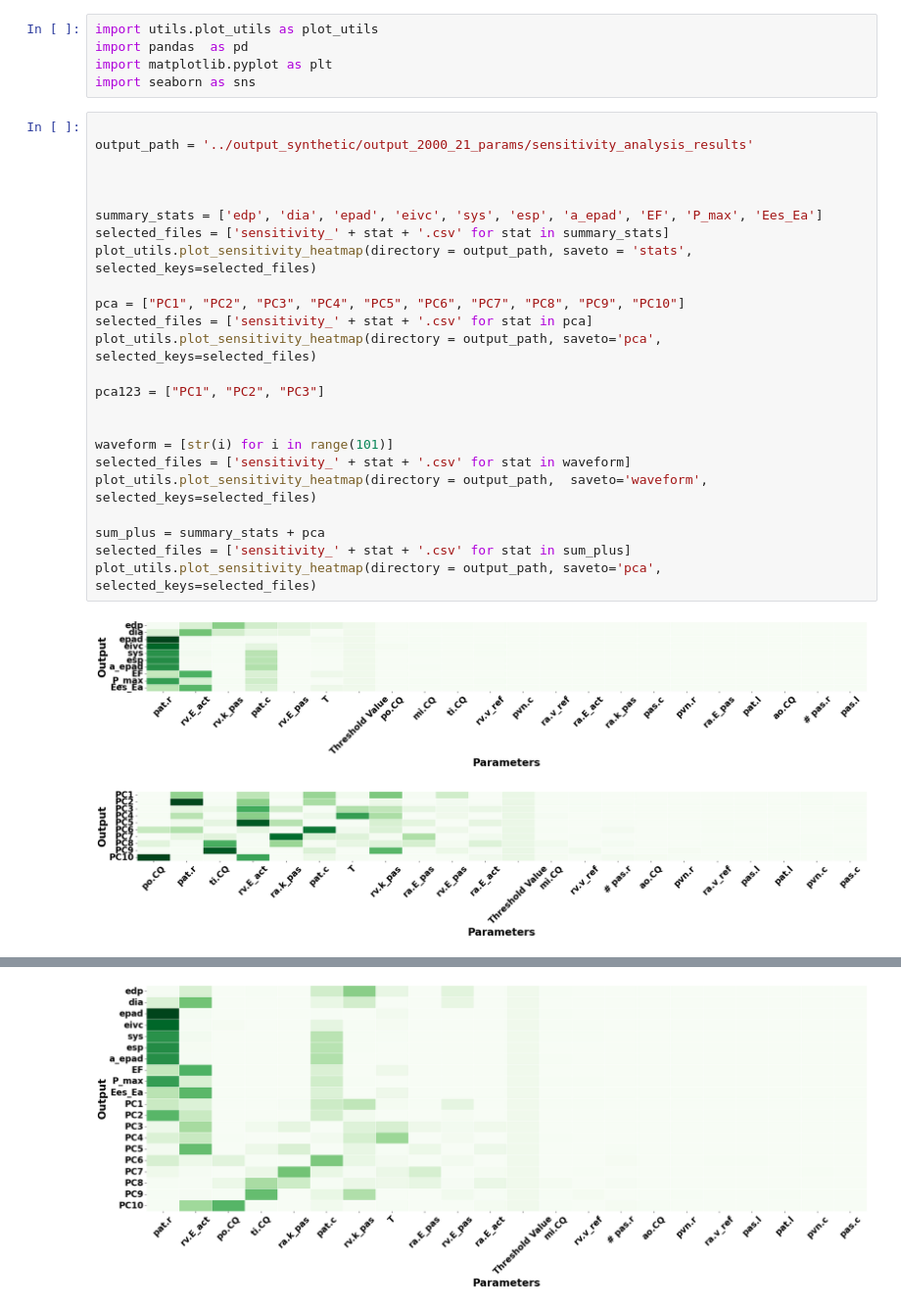
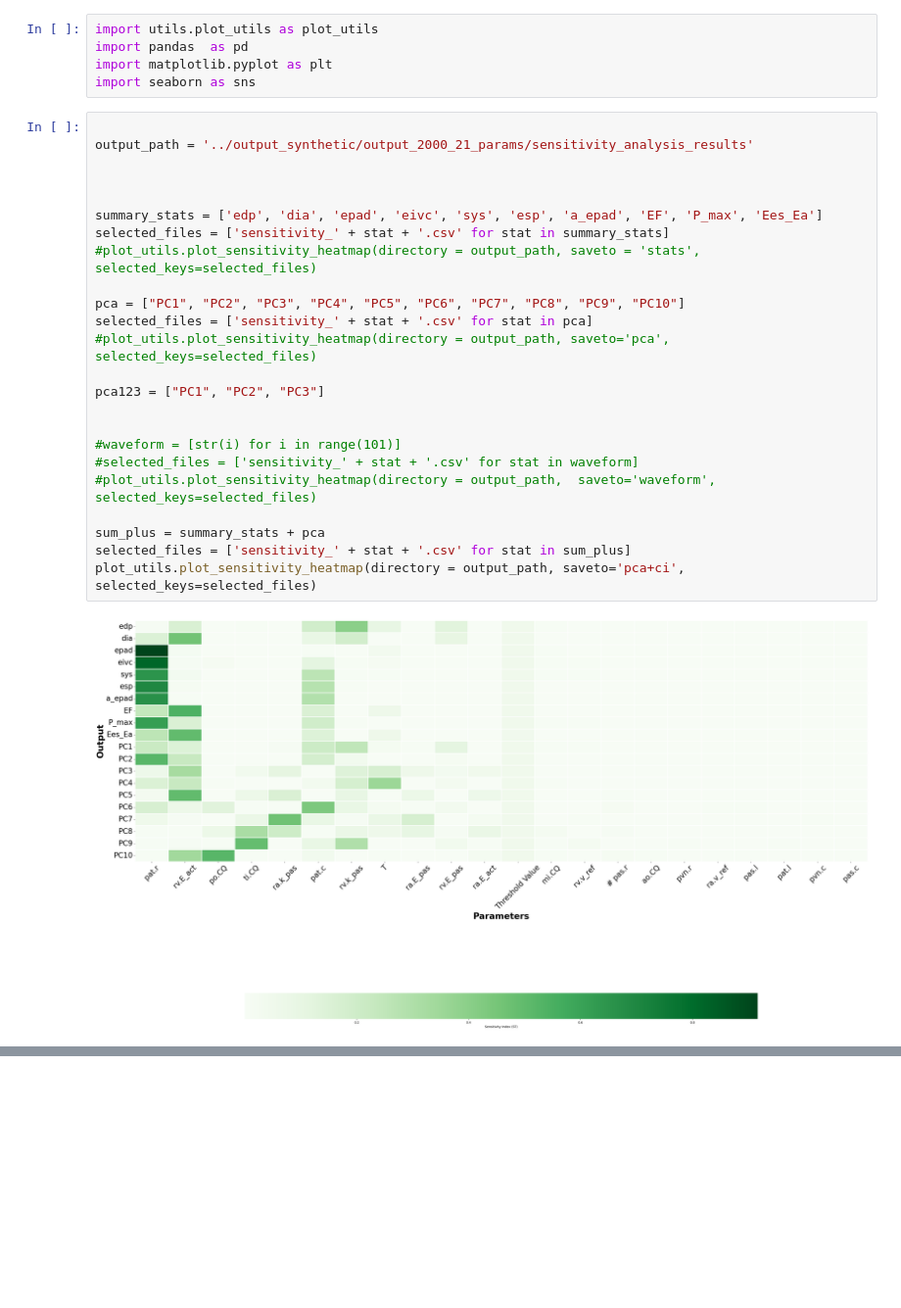
Before and after one commit to alan-turing-institute/cvd-net-pipeline, a Jupyter notebook: notebooks/plot_sa.ipynb, the cells around one changed output, grey strips where cells are left out. Shown: that part at 98% size. Cells and saved outputs as stored; diff of their text form; blank space fills up the shorter version.

```diff
--- a/notebooks/plot_sa.ipynb
+++ b/notebooks/plot_sa.ipynb
@@ -6,27 +6,26 @@ import seaborn as sns
 # %%
 
 output_path = '../output_synthetic/output_2000_21_params/sensitivity_analysis_results'
 
 
 
 summary_stats = ['edp', 'dia', 'epad', 'eivc', 'sys', 'esp', 'a_epad', 'EF', 'P_max', 'Ees_Ea']
 selected_files = ['sensitivity_' + stat + '.csv' for stat in summary_stats]
-plot_utils.plot_sensitivity_heatmap(directory = output_path, saveto = 'stats', selected_keys=selected_files)
+#plot_utils.plot_sensitivity_heatmap(directory = output_path, saveto = 'stats', selected_keys=selected_files)
 
 pca = ["PC1", "PC2", "PC3", "PC4", "PC5", "PC6", "PC7", "PC8", "PC9", "PC10"]
 selected_files = ['sensitivity_' + stat + '.csv' for stat in pca]
-plot_utils.plot_sensitivity_heatmap(directory = output_path, saveto='pca', selected_keys=selected_files)
+#plot_utils.plot_sensitivity_heatmap(directory = output_path, saveto='pca', selected_keys=selected_files)
 
 pca123 = ["PC1", "PC2", "PC3"]
 
 
-waveform = [str(i) for i in range(101)]
-selected_files = ['sensitivity_' + stat + '.csv' for stat in waveform]
-plot_utils.plot_sensitivity_heatmap(directory = output_path,  saveto='waveform', selected_keys=selected_files)
+#waveform = [str(i) for i in range(101)]
+#selected_files = ['sensitivity_' + stat + '.csv' for stat in waveform]
+#plot_utils.plot_sensitivity_heatmap(directory = output_path,  saveto='waveform', selected_keys=selected_files)
 
 sum_plus = summary_stats + pca
 selected_files = ['sensitivity_' + stat + '.csv' for stat in sum_plus]
-plot_utils.plot_sensitivity_heatmap(directory = output_path, saveto='pca', selected_keys=selected_files)
+plot_utils.plot_sensitivity_heatmap(directory = output_path, saveto='pca+ci', selected_keys=selected_files)
 # %% [output]
-[figure, old version]
+[figure, new version]
-[figure, removed]
@@ -34,2 +32 @@ plot_utils.plot_sensitivity_heatmap(directory = output_path, saveto='pca', selec
-[figure, removed]
 # %%
```
Also changed, not shown: parts of 3 cells of this notebook, 5 other files.
